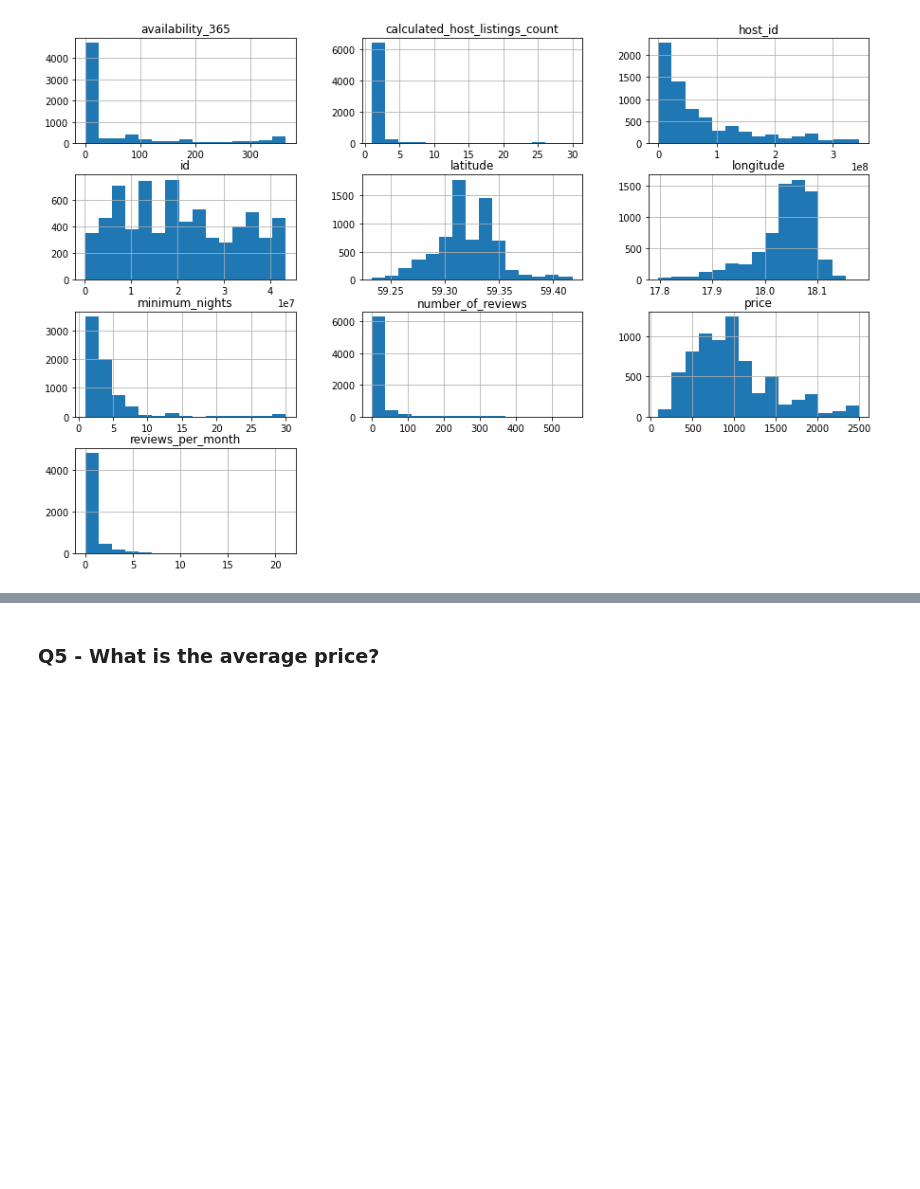
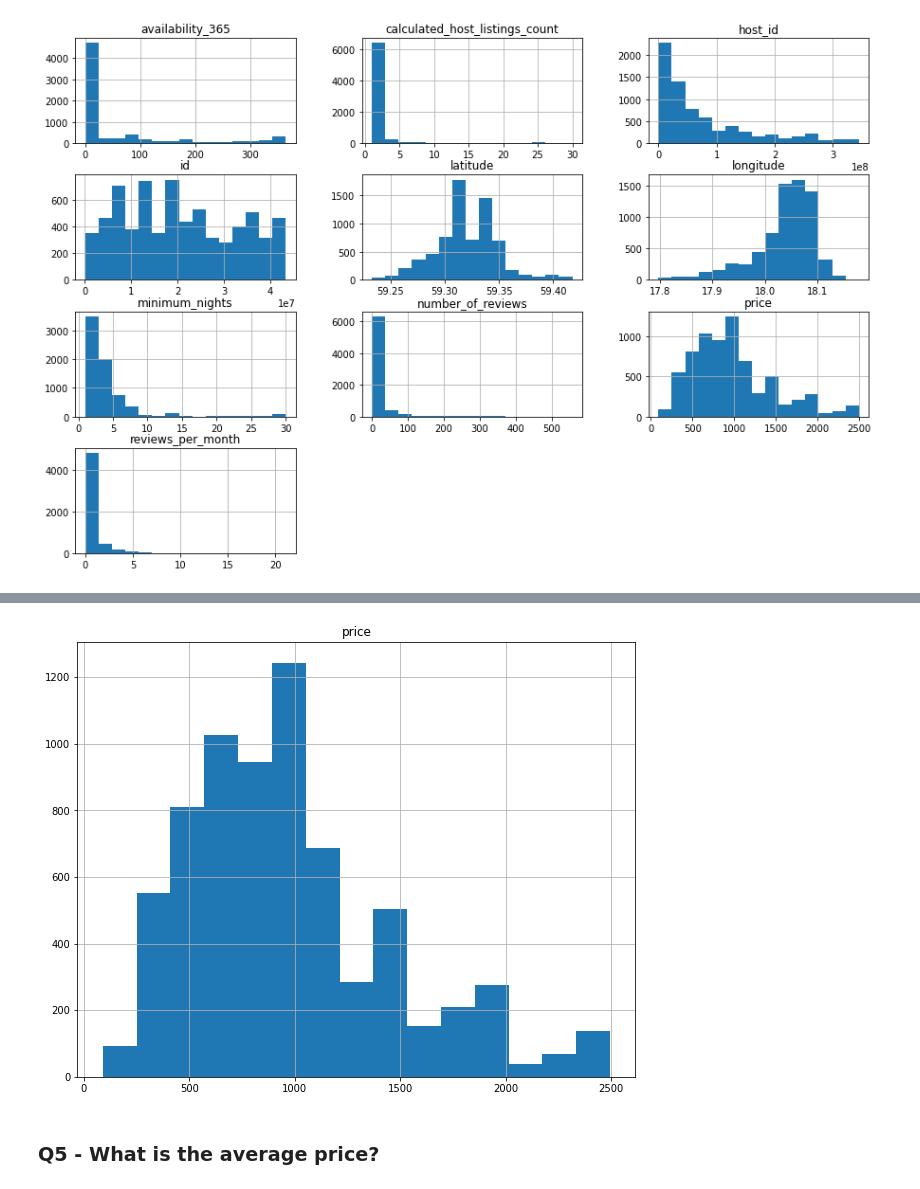
Before and after one commit to VGuerrero07/Data_Science, a Jupyter notebook: Analyzing_Airbnb_Data.ipynb, the cells around one changed output, grey strips where cells are left out. Drawn from its saved outputs; the diff is of its cells as text; code cells hidden in the pictures; blank space fills up the shorter version.

```diff
--- a/Analyzing_Airbnb_Data.ipynb
+++ b/Analyzing_Airbnb_Data.ipynb
@@ -247,2 +241,7 @@ df_clean.hist(bins=15, figsize=(15,10));
+# %%
+# Price histogram
+df_clean.hist(column='price', bins=15, figsize=(10,8));
+# %% [output]
+[figure, added]
 # %% [markdown]
 ### **Q5 - What is the average price?**
```
Also changed, not shown: parts of 4 cells of this notebook.
